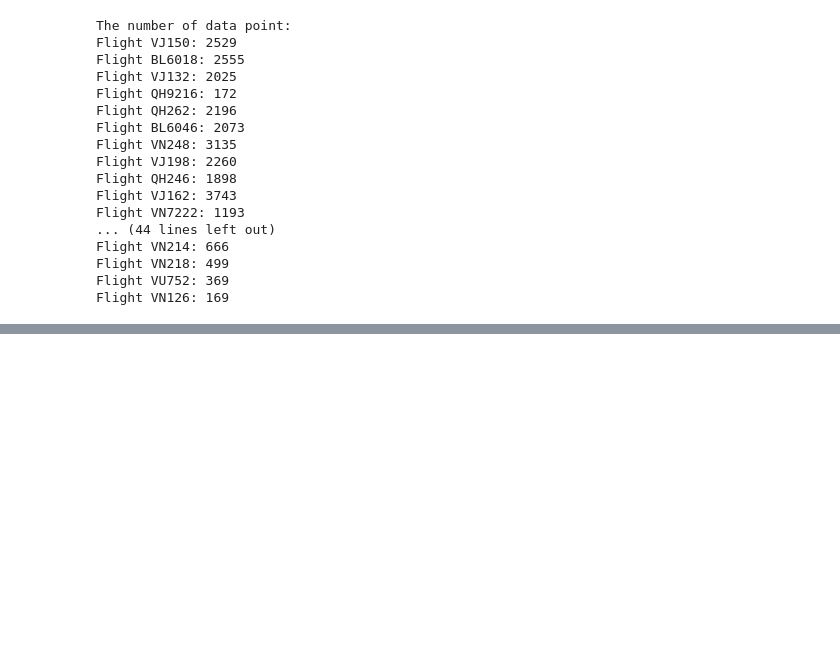
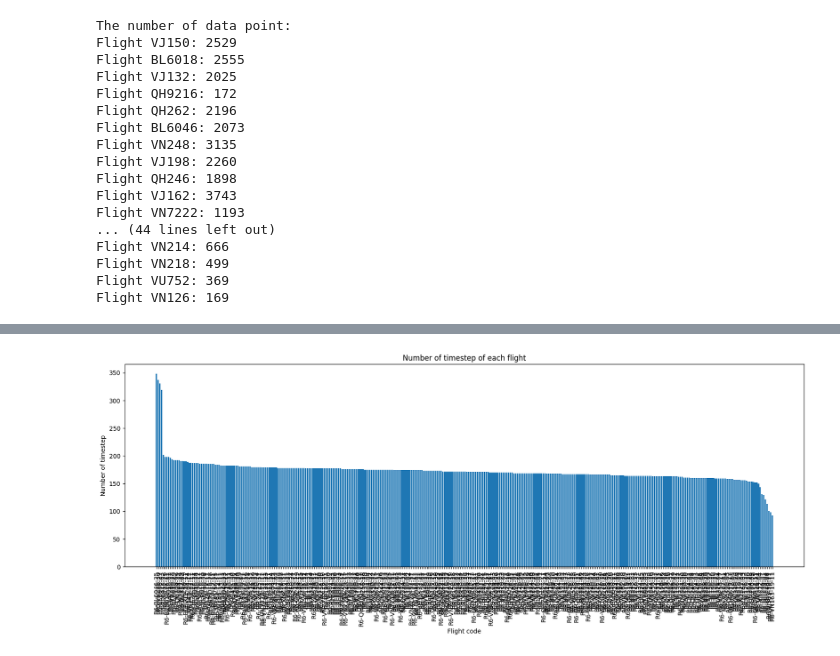
Before and after one commit to AnVuTrong/flight_prediction, a Jupyter notebook: notebook/eda.ipynb, the cells around one changed output, grey strips where cells are left out. Saved outputs shown, nothing was run; the diff lists cells and outputs as text; code cells hidden in the pictures; blank space fills up the shorter version.

```diff
--- a/notebook/eda.ipynb
+++ b/notebook/eda.ipynb
@@ -83,0 +122,3 @@ raw[raw['Ac_code']=='VJ6018']
+# %%
+test_number_of_time_step = raw.groupby('Ac_id')['Time_step'].count().reset_index().sort_values('Time_step', ascending=False)
+test_number_of_time_step
@@ -83,0 +151,11 @@ raw[raw['Ac_code']=='VJ6018']
+# %%
+# Histogram of timestep
+plt.figure(figsize=(20, 6))
+plt.bar(test_number_of_time_step['Ac_id'], test_number_of_time_step['Time_step'])
+plt.title('Number of timestep of each flight')
+plt.xticks(rotation=90)
+plt.xlabel('Flight code')
+plt.ylabel('Number of timestep')
+plt.show()
+# %% [output]
+[figure, added]
```
Also changed, not shown: parts of 12 cells of this notebook, 2 other files.
